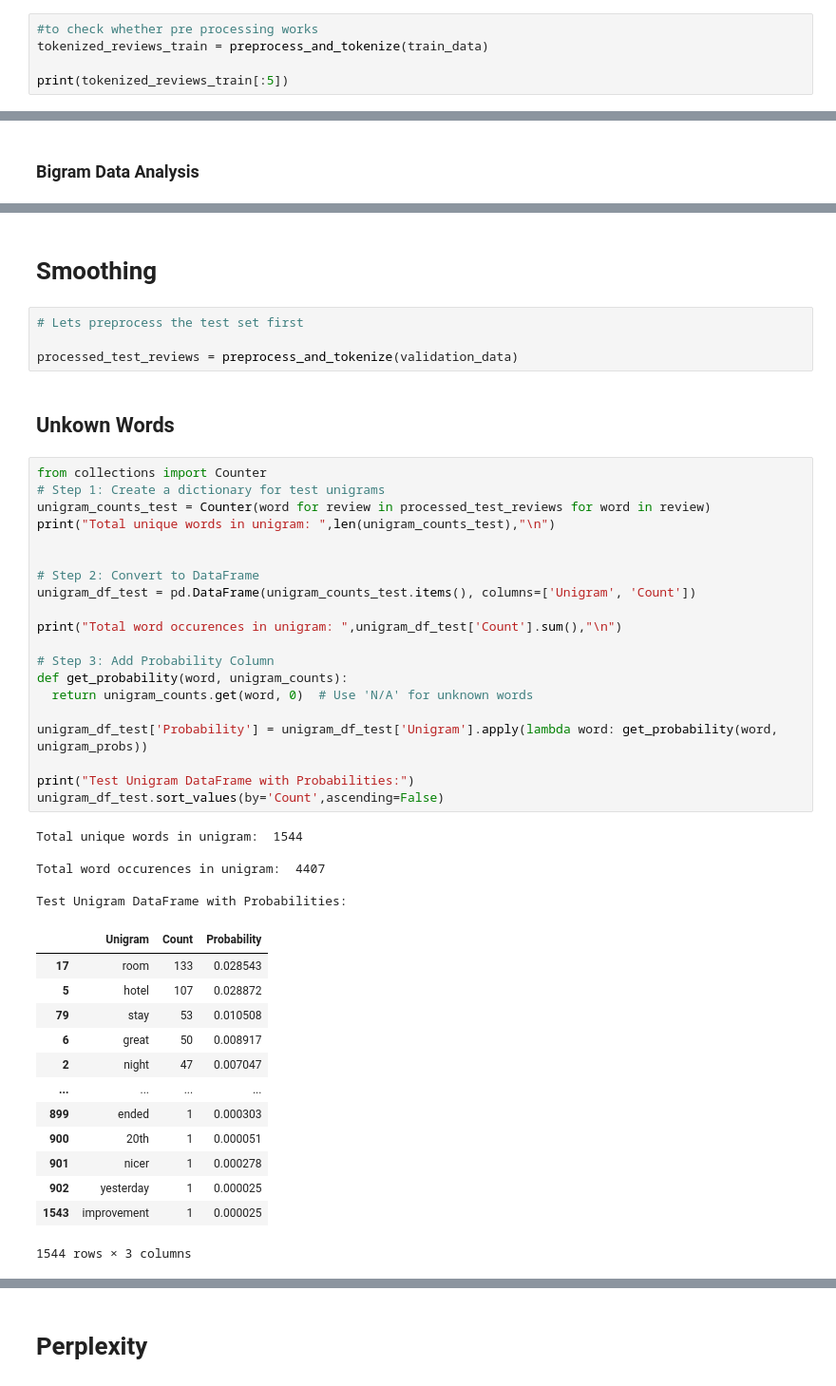
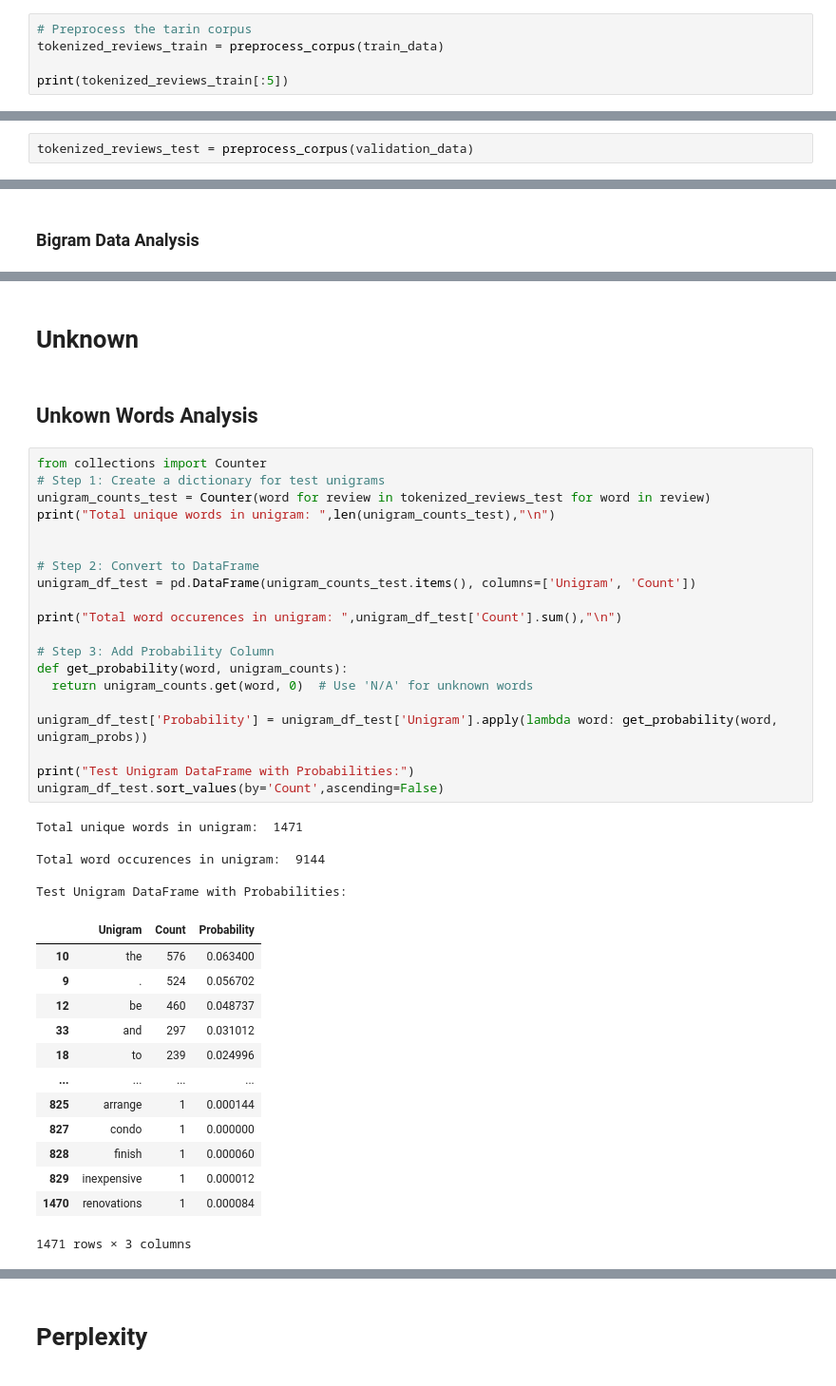
Before and after one commit to VVarsha6/NLPGroup2, a Jupyter notebook: assignment1.ipynb, the cells around one changed output, grey strips where cells are left out. Shown at 95% size. Saved outputs shown, nothing was run; the diff lists cells and outputs as text.

```diff
--- a/assignment1.ipynb
+++ b/assignment1.ipynb
@@ -88,6 +150,6 @@ def preprocess_and_tokenize(reviews):
 # %%
-#to check whether pre processing works
-tokenized_reviews_train = preprocess_and_tokenize(train_data)
+# Preprocess the tarin corpus
+tokenized_reviews_train = preprocess_corpus(train_data)
 
 print(tokenized_reviews_train[:5])
 # %% [output]
@@ -100,0 +159,2 @@ Testing data has  70  sentences
+# %%
+tokenized_reviews_test = preprocess_corpus(validation_data)
@@ -289,50 +416,46 @@ Number of words contributing to 40% of total occurrences: 7289 out of 30736
 # %% [markdown]
-# Smoothing
+# Unknown
-# %%
-# Lets preprocess the test set first
-
-processed_test_reviews = preprocess_and_tokenize(validation_data)
 # %% [markdown]
-## Unkown Words
+## Unkown Words Analysis
 # %%
 from collections import Counter
 # Step 1: Create a dictionary for test unigrams
-unigram_counts_test = Counter(word for review in processed_test_reviews for word in review)
+unigram_counts_test = Counter(word for review in tokenized_reviews_test for word in review)
 print("Total unique words in unigram: ",len(unigram_counts_test),"\n")
 
 
 # Step 2: Convert to DataFrame
 unigram_df_test = pd.DataFrame(unigram_counts_test.items(), columns=['Unigram', 'Count'])
 
 print("Total word occurences in unigram: ",unigram_df_test['Count'].sum(),"\n")
 
 # Step 3: Add Probability Column
 def get_probability(word, unigram_counts):
   return unigram_counts.get(word, 0)  # Use 'N/A' for unknown words
 
 unigram_df_test['Probability'] = unigram_df_test['Unigram'].apply(lambda word: get_probability(word, unigram_probs))
 
 print("Test Unigram DataFrame with Probabilities:")
 unigram_df_test.sort_values(by='Count',ascending=False)
 # %% [output]
-Total unique words in unigram:  1544
+Total unique words in unigram:  1471
 
-Total word occurences in unigram:  4407
+Total word occurences in unigram:  9144
 
 Test Unigram DataFrame with Probabilities:
 |  | Unigram | Count | Probability |
-| 17 | room | 133 | 0.028543 |
-| 5 | hotel | 107 | 0.028872 |
-| 79 | stay | 53 | 0.010508 |
-| 6 | great | 50 | 0.008917 |
-| 2 | night | 47 | 0.007047 |
+| 10 | the | 576 | 0.063400 |
+| 9 | . | 524 | 0.056702 |
+| 12 | be | 460 | 0.048737 |
+| 33 | and | 297 | 0.031012 |
+| 18 | to | 239 | 0.024996 |
 | ... | ... | ... | ... |
-| 899 | ended | 1 | 0.000303 |
-| 900 | 20th | 1 | 0.000051 |
-| 901 | nicer | 1 | 0.000278 |
-| 902 | yesterday | 1 | 0.000025 |
-| 1543 | improvement | 1 | 0.000025 |
+| 825 | arrange | 1 | 0.000144 |
+| 827 | condo | 1 | 0.000000 |
+| 828 | finish | 1 | 0.000060 |
+| 829 | inexpensive | 1 | 0.000012 |
+| 1470 | renovations | 1 | 0.000084 |
-1544 rows × 3 columns
+1471 rows × 3 columns
 # %%
 news_words = unigram_df_test[unigram_df_test['Probability'] == 0]
 news_words.sort_values(by='Count',ascending=False)
```
Also changed, not shown: parts of 69 cells of this notebook.
